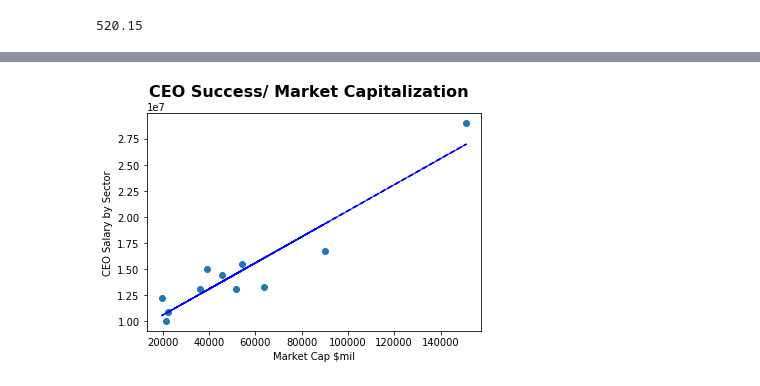
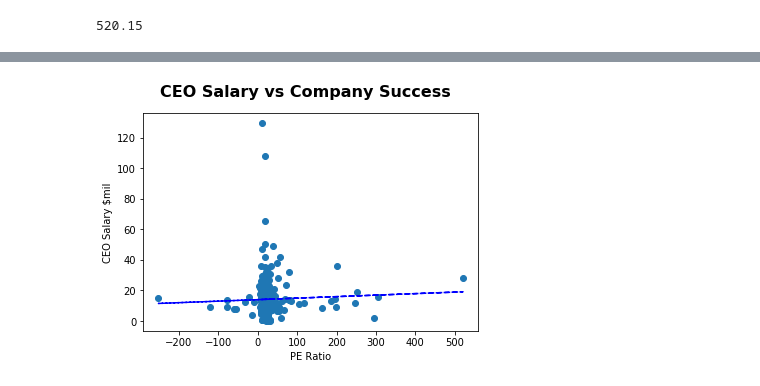
Before and after one commit to yujinie-choi/data_project_one, a Jupyter notebook: ceo_success.ipynb, the cells around one changed output, grey strips where cells are left out. Saved outputs shown, nothing was run; the diff lists cells and outputs as text; code cells hidden in the pictures.

```diff
--- a/ceo_success.ipynb
+++ b/ceo_success.ipynb
@@ -45,8 +45,8 @@ salary_co.head()
 | 3 | FOXA | Twenty-First Century Fox, Inc. | James Murdoch | 2018 | 50263861 | Twenty-First Century Fox Class A | Consumer Discretionary | 34.56 | 17.81 | 0.998336 | ... |
 | 4 | EL | The Estee Lauder Companies, Inc. | Fabrizio Freda | 2018 | 48753819 | Estee Lauder Cos. | Consumer Staples | 131.46 | 37.78 | 1.128350 | ... |
 # %%
-sector_ceo = salary_co[["Symbol", "Company", "Sector", "PE_Ratio", "CEO", 'Salary', 'Market Cap']]
-sector_ceo.head()
+sector_ceo_b = salary_co[["Symbol", "Company", "Sector", "PE_Ratio", "CEO", 'Salary', 'Market Cap']]
+sector_ceo_b.head()
 # %% [output]
 |  | Symbol | Company | Sector | PE_Ratio | CEO | Salary | Market Cap |
 | 0 | DISCA | Discovery Communications-A | Consumer Discretionary | 11.00 | David Zaslav | 129499005 | 8.763757e+09 |
@@ -56,0 +61,2 @@ sector_ceo.head()
+# %%
+sector_ceo = sector_ceo_b.dropna(how = 'any')
@@ -205,31 +215,30 @@ plt.show()
 # %%
-#Regression Analysis by Sector of PE Ratio/CEO Salary
-
+#Regression of salary on PE Ratio
 # Set data
-x_axis = avr_mktcap_sector
-y_axis = avr_sal_sector
+x_axis = sector_ceo["PE_Ratio"]
+y_axis = sector_ceo["Salary"]/1000000
 
 # Set line
 (slope, intercept, _, _, _) = linregress(x_axis, y_axis)
 fit = slope * x_axis + intercept
 
 # Plot data
 fig, ax = plt.subplots()
 
-fig.suptitle("CEO Success/ Market Capitalization", fontsize=16, fontweight="bold")
+fig.suptitle("CEO Salary vs Company Success", fontsize=16, fontweight="bold")
 
 #ax.set_xlim(0, 50)
 #ax.set_ylim(0, 50)
 
-ax.set_xlabel("Market Cap $mil")
-ax.set_ylabel("CEO Salary by Sector")
+ax.set_xlabel("PE Ratio")
+ax.set_ylabel("CEO Salary $mil")
 
 ax.plot(x_axis, y_axis, linewidth=0, marker='o')
 ax.plot(x_axis, fit, 'b--')
 
 # Save Figure
-plt.savefig("sector_mktcap.png")
+plt.savefig("ceo_per_regression.png")
 
 plt.show()
 # %% [output]
-[figure, old version]
+[figure, new version]
```
Also changed, not shown: parts of 16 cells of this notebook.
